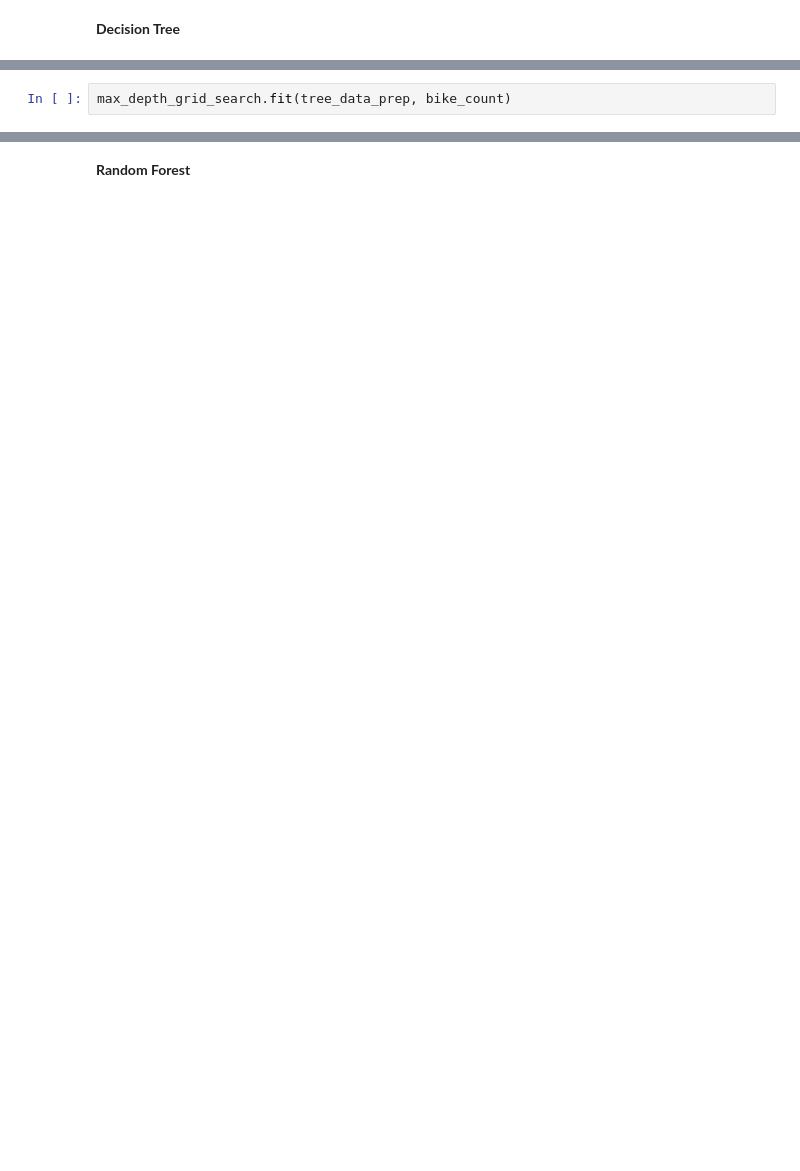
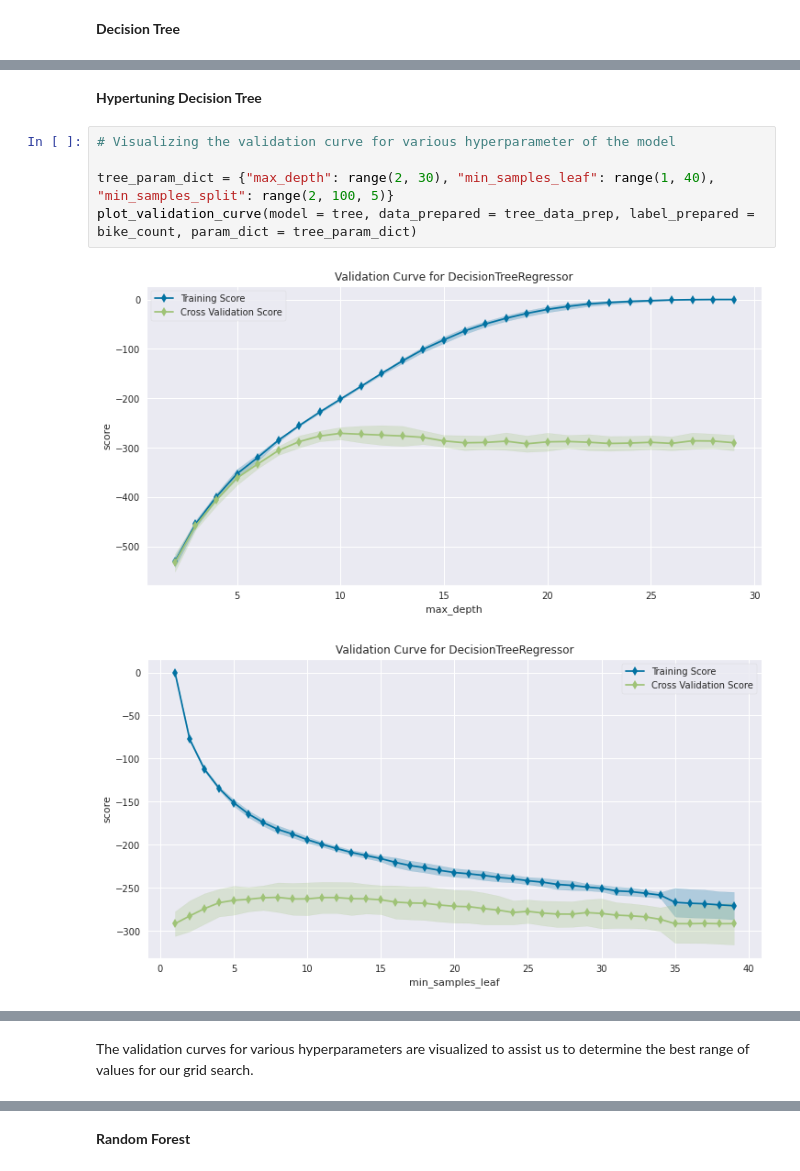
Before and after one commit to RupeshSharma14/Bike-Sharing-Demand-Prediction, a Jupyter notebook: Bike_Sharing_Demand_Prediction.ipynb, the cells around one changed output, grey strips where cells are left out. Saved outputs shown, nothing was run; the diff lists cells and outputs as text; blank space fills up the shorter version.

```diff
--- a/Bike_Sharing_Demand_Prediction.ipynb
+++ b/Bike_Sharing_Demand_Prediction.ipynb
@@ -703,2 +770,0 @@ max_depth_grid_search = GridSearchCV(
-# %%
-max_depth_grid_search.fit(tree_data_prep, bike_count)
@@ -714,0 +845,10 @@ evaluate(model = max_depth_grid_search.best_estimator_, data_prepared = tree_dat
+# %% [markdown]
+**Hypertuning Decision Tree**
+# %%
+# Visualizing the validation curve for various hyperparameter of the model
+
+tree_param_dict = {"max_depth": range(2, 30), "min_samples_leaf": range(1, 40), "min_samples_split": range(2, 100, 5)}
+plot_validation_curve(model = tree, data_prepared = tree_data_prep, label_prepared = bike_count, param_dict = tree_param_dict)
+# %% [output]
+[figure, added]
+[figure, added]
@@ -714,0 +856,2 @@ evaluate(model = max_depth_grid_search.best_estimator_, data_prepared = tree_dat
+# %% [markdown]
+The validation curves for various hyperparameters are visualized to assist us to determine the best range of values for our grid search.
```
Also changed, not shown: parts of 173 cells of this notebook.
